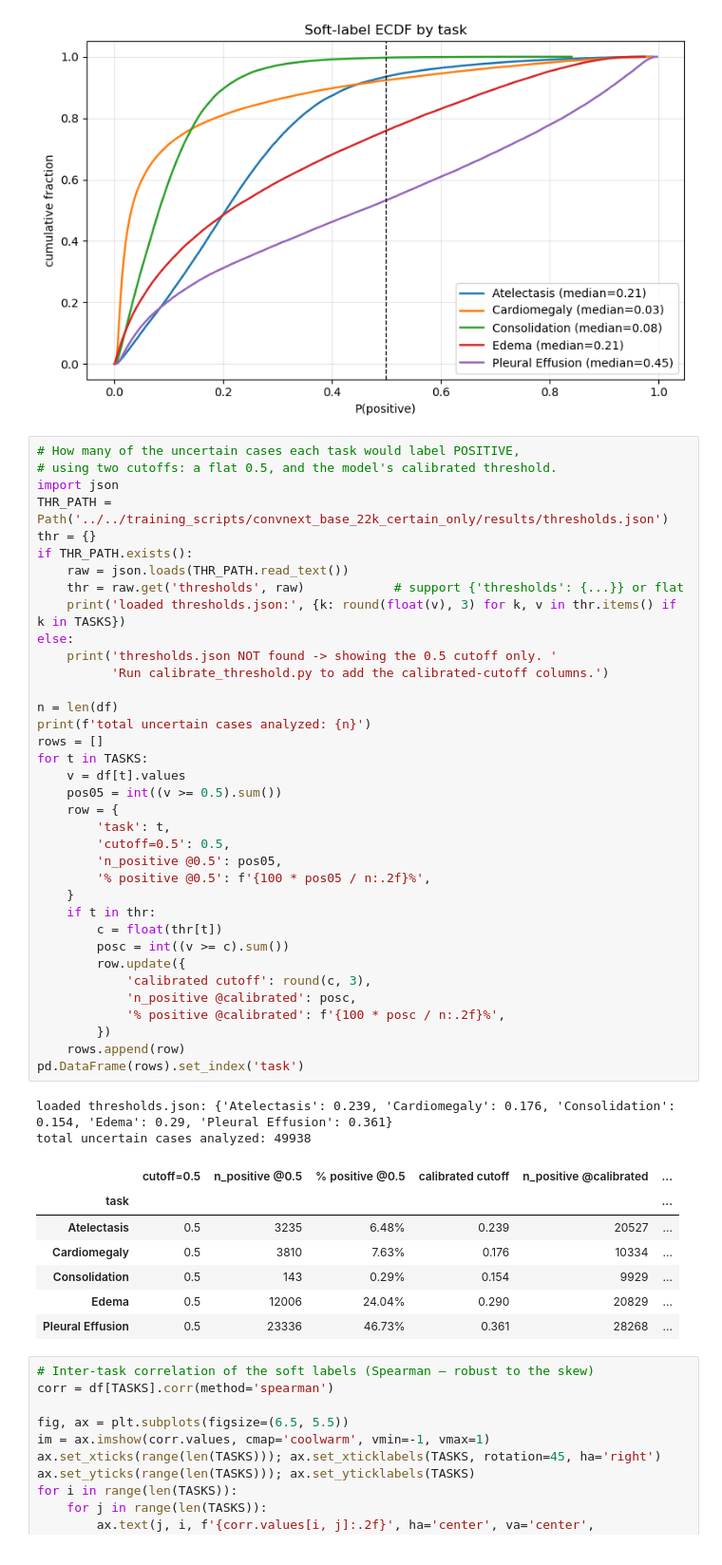
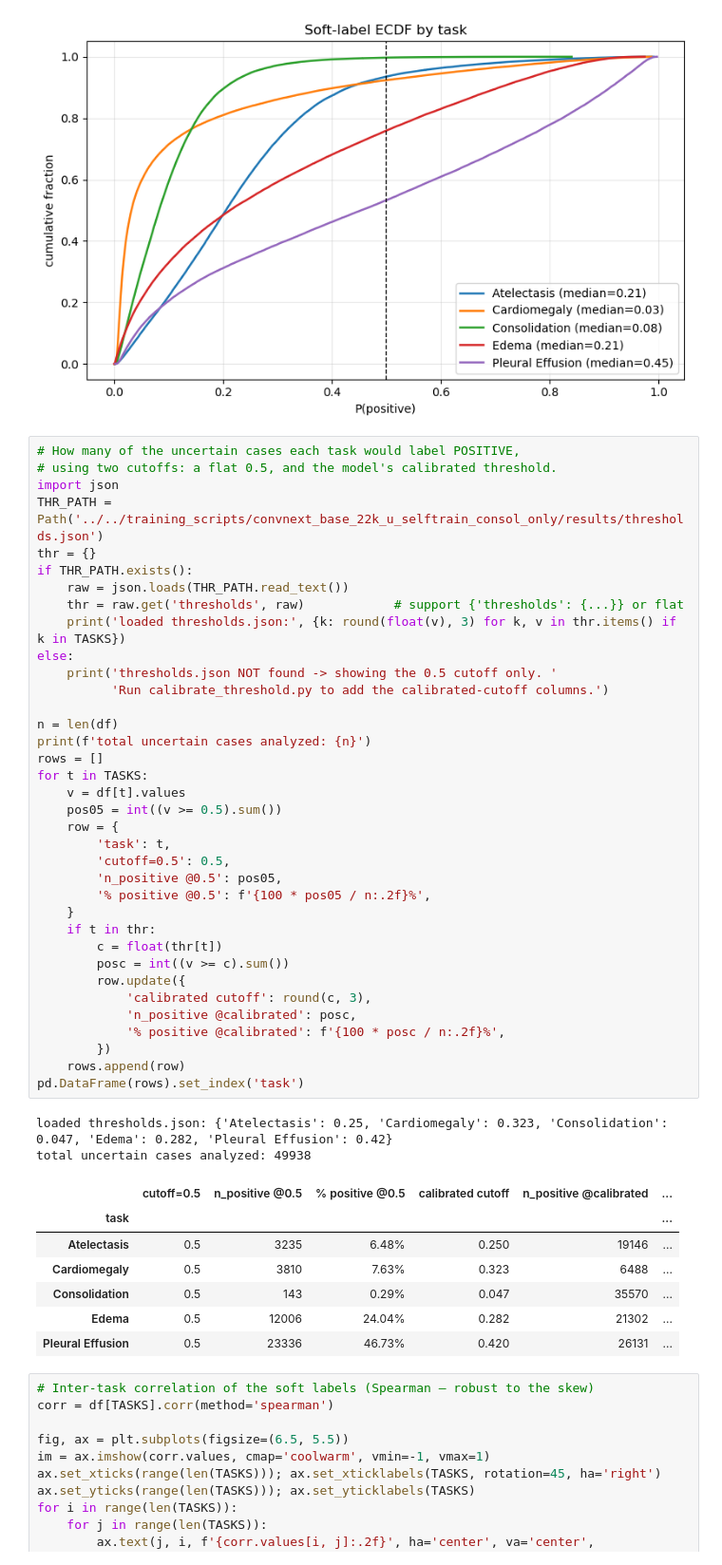
Before and after one commit to mamounyosef/chest-xray-bench, a Jupyter notebook: data_code/chexpert/03_analyze_softlabels.ipynb, the cells around one changed output. Shown at 95% size. Drawn from its saved outputs; the diff is of its cells as text.

```diff
--- a/data_code/chexpert/03_analyze_softlabels.ipynb
+++ b/data_code/chexpert/03_analyze_softlabels.ipynb
@@ -92,7 +92,7 @@ plt.show()
 # How many of the uncertain cases each task would label POSITIVE,
 # using two cutoffs: a flat 0.5, and the model's calibrated threshold.
 import json
-THR_PATH = Path('../../training_scripts/convnext_base_22k_certain_only/results/thresholds.json')
+THR_PATH = Path('../../training_scripts/convnext_base_22k_u_selftrain_consol_only/results/thresholds.json')
 thr = {}
 if THR_PATH.exists():
     raw = json.loads(THR_PATH.read_text())
@@ -101,39 +101,39 @@ if THR_PATH.exists():
 else:
     print('thresholds.json NOT found -> showing the 0.5 cutoff only. '
           'Run calibrate_threshold.py to add the calibrated-cutoff columns.')
 
 n = len(df)
 print(f'total uncertain cases analyzed: {n}')
 rows = []
 for t in TASKS:
     v = df[t].values
     pos05 = int((v >= 0.5).sum())
     row = {
         'task': t,
         'cutoff=0.5': 0.5,
         'n_positive @0.5': pos05,
         '% positive @0.5': f'{100 * pos05 / n:.2f}%',
     }
     if t in thr:
         c = float(thr[t])
         posc = int((v >= c).sum())
         row.update({
             'calibrated cutoff': round(c, 3),
             'n_positive @calibrated': posc,
             '% positive @calibrated': f'{100 * posc / n:.2f}%',
         })
     rows.append(row)
 pd.DataFrame(rows).set_index('task')
 # %% [output]
-loaded thresholds.json: {'Atelectasis': 0.239, 'Cardiomegaly': 0.176, 'Consolidation': 0.154, 'Edema': 0.29, 'Pleural Effusion': 0.361}
+loaded thresholds.json: {'Atelectasis': 0.25, 'Cardiomegaly': 0.323, 'Consolidation': 0.047, 'Edema': 0.282, 'Pleural Effusion': 0.42}
 total uncertain cases analyzed: 49938
 |  | cutoff=0.5 | n_positive @0.5 | % positive @0.5 | calibrated cutoff | n_positive @calibrated | ... |
 | task |  |  |  |  |  | ... |
-| Atelectasis | 0.5 | 3235 | 6.48% | 0.239 | 20527 | ... |
-| Cardiomegaly | 0.5 | 3810 | 7.63% | 0.176 | 10334 | ... |
-| Consolidation | 0.5 | 143 | 0.29% | 0.154 | 9929 | ... |
-| Edema | 0.5 | 12006 | 24.04% | 0.290 | 20829 | ... |
-| Pleural Effusion | 0.5 | 23336 | 46.73% | 0.361 | 28268 | ... |
+| Atelectasis | 0.5 | 3235 | 6.48% | 0.250 | 19146 | ... |
+| Cardiomegaly | 0.5 | 3810 | 7.63% | 0.323 | 6488 | ... |
+| Consolidation | 0.5 | 143 | 0.29% | 0.047 | 35570 | ... |
+| Edema | 0.5 | 12006 | 24.04% | 0.282 | 21302 | ... |
+| Pleural Effusion | 0.5 | 23336 | 46.73% | 0.420 | 26131 | ... |
 # %%
 # Inter-task correlation of the soft labels (Spearman — robust to the skew)
 corr = df[TASKS].corr(method='spearman')
```
Also changed, not shown: 13 other files.
